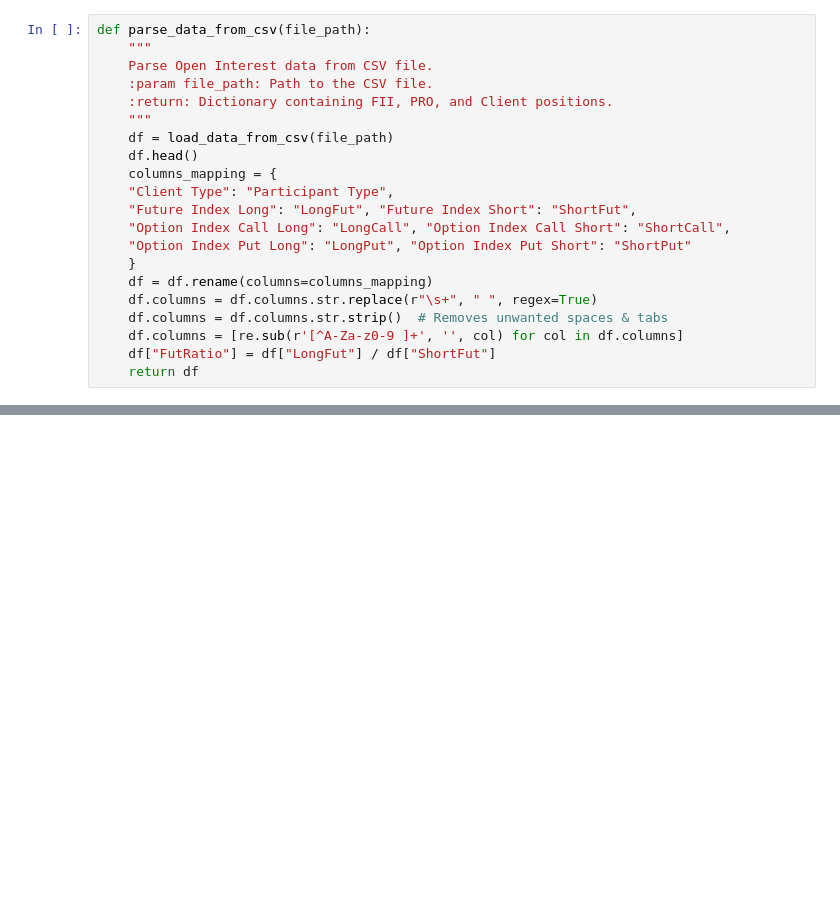
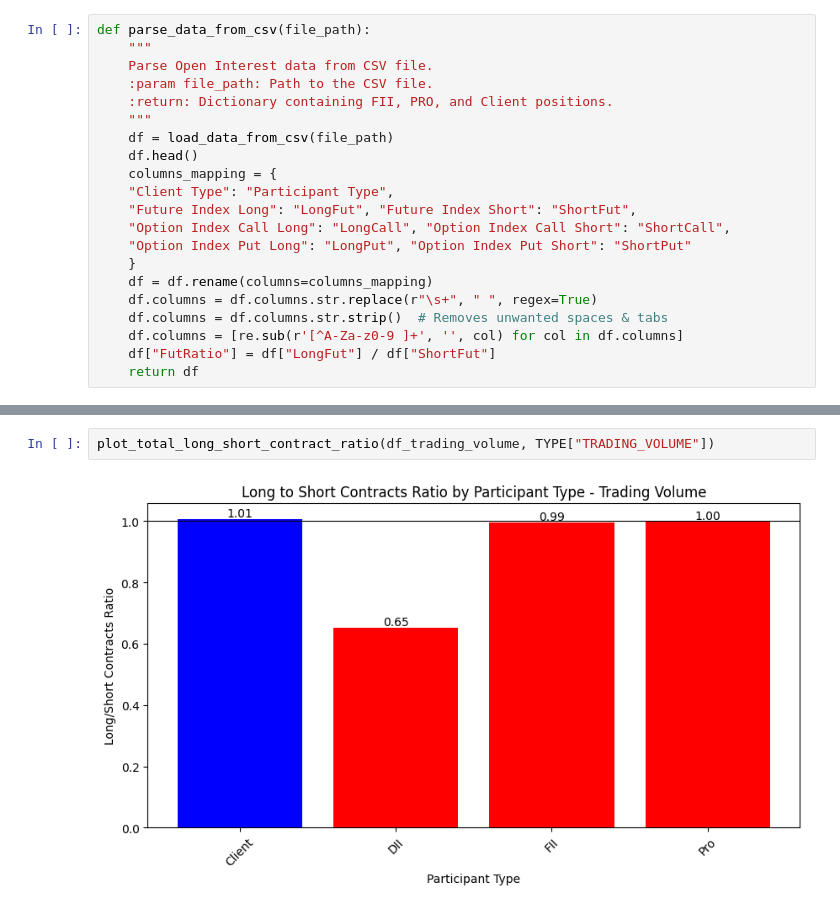
Before and after one commit to prithivirajmurugan/trading-analysis, a Jupyter notebook: open-interest-analysis.ipynb, the cells around one changed output, grey strips where cells are left out. Cells and saved outputs as stored; diff of their text form; blank space fills up the shorter version.

```diff
--- a/open-interest-analysis.ipynb
+++ b/open-interest-analysis.ipynb
@@ -200,3 +264,7 @@ def plot_net_options(data, type):
+# %%
+plot_total_long_short_contract_ratio(df_trading_volume, TYPE["TRADING_VOLUME"])
+# %% [output]
+[figure, added]
 # %%
 plot_net_options(df_open_interest, TYPE["OPEN_INTEREST"])
 # %% [output]
```
Also changed, not shown: parts of 32 cells of this notebook.
